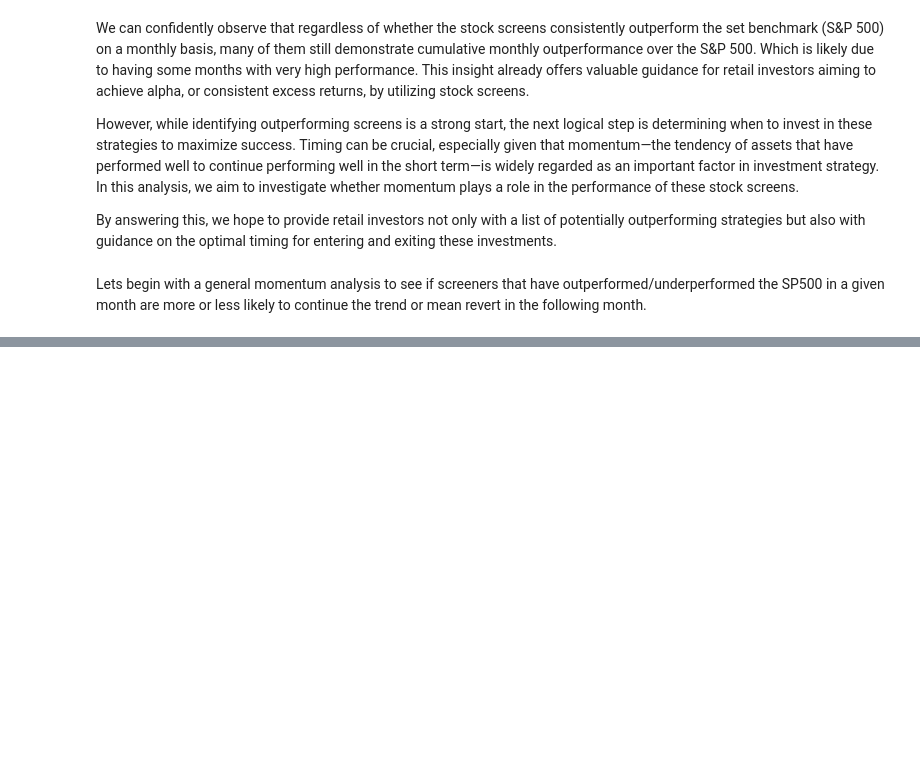
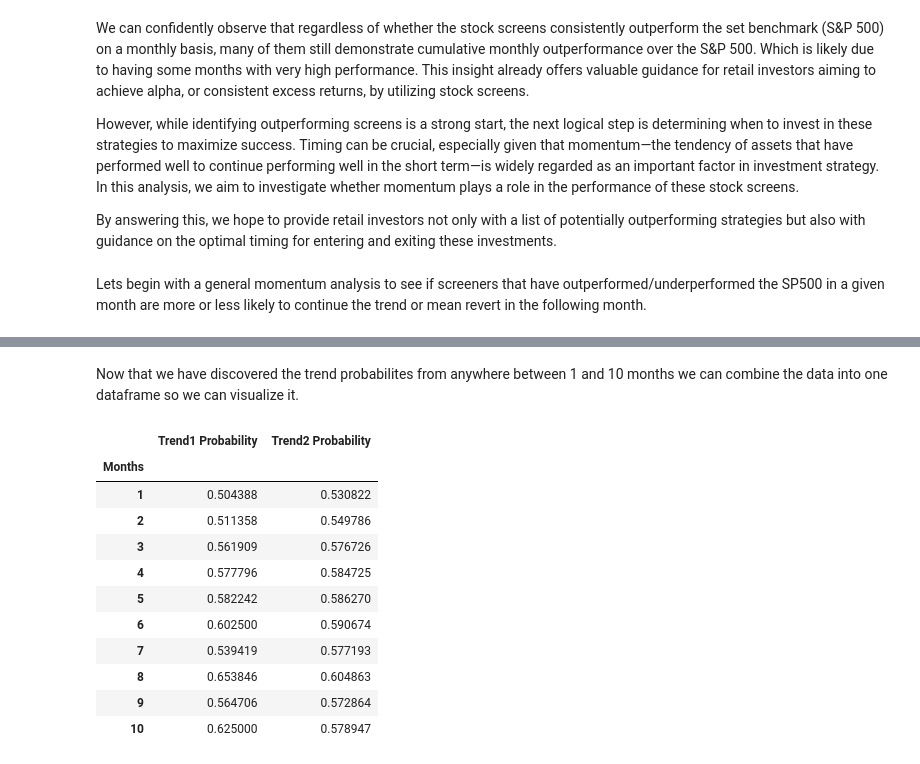
Before and after one commit to Ingy10/Quantitative-Stock-Strategy-Analysis, a Jupyter notebook: Quantitative Strategy Analysis.ipynb, the cells around one changed output, grey strips where cells are left out. Cells and saved outputs as stored; diff of their text form; code cells hidden in the pictures; blank space fills up the shorter version.

```diff
--- a/Quantitative Strategy Analysis.ipynb
+++ b/Quantitative Strategy Analysis.ipynb
@@ -666,0 +708,30 @@ Streak Length   Likelihood
+# %%
+def calculate_trend_probabilities(df_combined_relative, max_length=10):
+    all_trends = []
+
+    for column in df_combined_relative.columns:
+        trends = identify_trends_and_outcomes(df_combined_relative[column], max_length)
+        all_trends.extend(trends)
+
+    df_trends = pd.DataFrame(all_trends)
+
+    probabilities = {}
+    for length in range(1, max_length + 1):
+        trends_of_length = df_trends[df_trends['length'] == length]
+        if len(trends_of_length) > 0:
+            prob_continue = trends_of_length['continued'].mean()
+            probabilities[length] = prob_continue
+        else:
+            probabilities[length] = None
+
+    return probabilities
+
+# Calculate probabilities
+trend_probabilities = calculate_trend_probabilities(df_combined_relative)
+
+# Print results
+for length, probability in trend_probabilities.items():
+    if probability is not None:
+        print(f"Probability of a {length}-month trend continuing: {probability:.2%}")
+    else:
+        print(f"No {length}-month trends found")
@@ -666,0 +749,30 @@ Streak Length   Likelihood
+# %% [markdown]
+Now that we have discovered the trend probabilites from anywhere between 1 and 10 months we can combine the data into one dataframe so we can visualize it.
+# %%
+df_trends1 = pd.DataFrame(streak_probabilities, index=[0])
+df_trends2 = pd.DataFrame(trend_probabilities, index=[0])
+
+df_trends1 = df_trends1.transpose()
+df_trends2 = df_trends2.transpose()
+
+df_trends1.columns = ['Trend1 Probability']
+df_trends2.columns = ['Trend2 Probability']
+
+df_trends = pd.concat([df_trends1, df_trends2], axis=1)
+
+df_trends.index.name = 'Months'
+
+df_trends
+# %% [output]
+|  | Trend1 Probability | Trend2 Probability |
+| Months |  |  |
+| 1 | 0.504388 | 0.530822 |
+| 2 | 0.511358 | 0.549786 |
+| 3 | 0.561909 | 0.576726 |
+| 4 | 0.577796 | 0.584725 |
+| 5 | 0.582242 | 0.586270 |
+| 6 | 0.602500 | 0.590674 |
+| 7 | 0.539419 | 0.577193 |
+| 8 | 0.653846 | 0.604863 |
+| 9 | 0.564706 | 0.572864 |
+| 10 | 0.625000 | 0.578947 |
```
Also changed, not shown: parts of 15 cells of this notebook.
